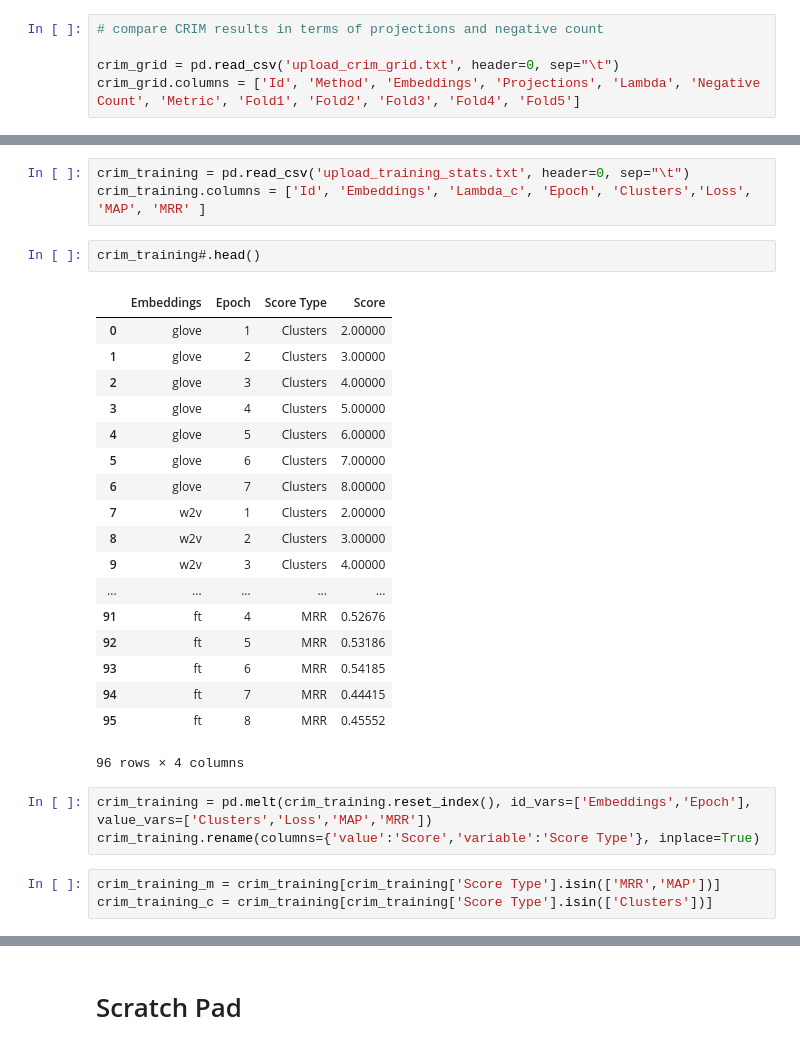
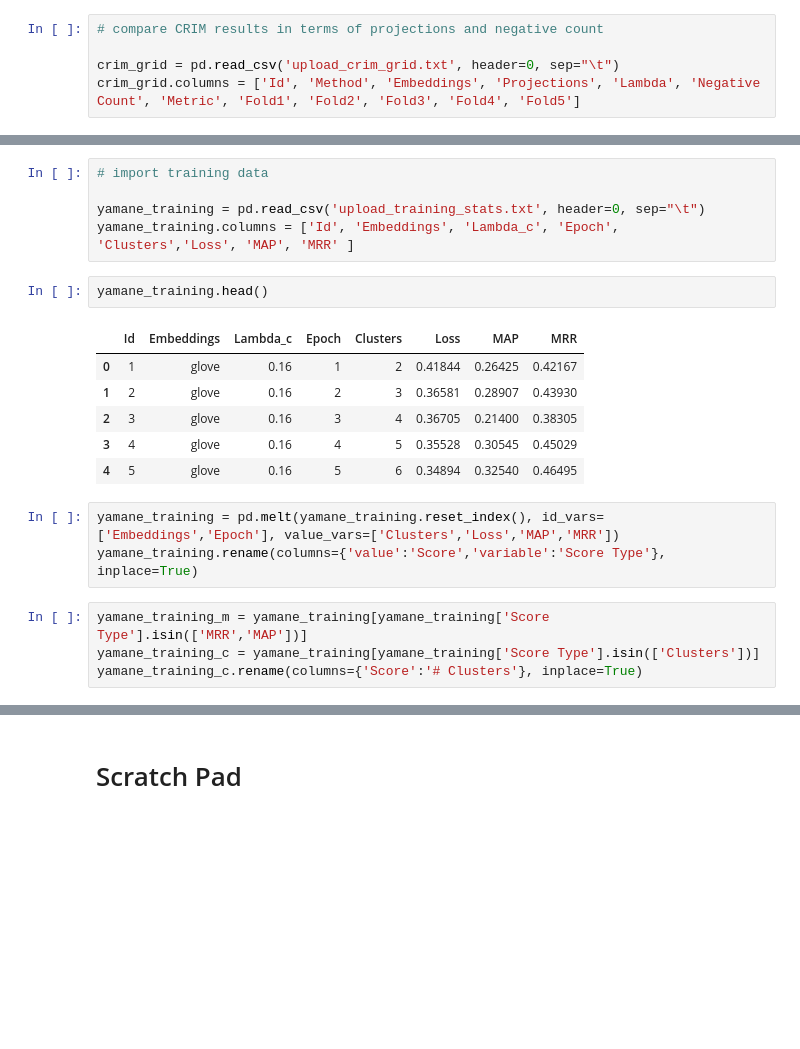
Before and after one commit to jfarrugia-uom/hyperstar, a Jupyter notebook: CrimVisuals.ipynb, the cells around one changed output, grey strips where cells are left out. Drawn from its saved outputs; the diff is of its cells as text; blank space fills up the shorter version.

```diff
--- a/CrimVisuals.ipynb
+++ b/CrimVisuals.ipynb
@@ -57,33 +71,24 @@ g = (g.map(sns.barplot, "Embeddings", "MAP Score", "Negative Count", palette=pal
 # %%
-crim_training = pd.read_csv('upload_training_stats.txt', header=0, sep="\t")
-crim_training.columns = ['Id', 'Embeddings', 'Lambda_c', 'Epoch', 'Clusters','Loss', 'MAP', 'MRR' ]
+# import training data
+
+yamane_training = pd.read_csv('upload_training_stats.txt', header=0, sep="\t")
+yamane_training.columns = ['Id', 'Embeddings', 'Lambda_c', 'Epoch', 'Clusters','Loss', 'MAP', 'MRR' ]
 # %%
-crim_training#.head()
+yamane_training.head()
 # %% [output]
-|  | Embeddings | Epoch | Score Type | Score |
-| 0 | glove | 1 | Clusters | 2.00000 |
-| 1 | glove | 2 | Clusters | 3.00000 |
-| 2 | glove | 3 | Clusters | 4.00000 |
-| 3 | glove | 4 | Clusters | 5.00000 |
-| 4 | glove | 5 | Clusters | 6.00000 |
-| 5 | glove | 6 | Clusters | 7.00000 |
-| 6 | glove | 7 | Clusters | 8.00000 |
-| 7 | w2v | 1 | Clusters | 2.00000 |
-| 8 | w2v | 2 | Clusters | 3.00000 |
-| 9 | w2v | 3 | Clusters | 4.00000 |
-| ... | ... | ... | ... | ... |
-| 91 | ft | 4 | MRR | 0.52676 |
-| 92 | ft | 5 | MRR | 0.53186 |
-| 93 | ft | 6 | MRR | 0.54185 |
-| 94 | ft | 7 | MRR | 0.44415 |
-| 95 | ft | 8 | MRR | 0.45552 |
+|  | Id | Embeddings | Lambda_c | Epoch | Clusters | Loss | MAP | MRR |
+| 0 | 1 | glove | 0.16 | 1 | 2 | 0.41844 | 0.26425 | 0.42167 |
+| 1 | 2 | glove | 0.16 | 2 | 3 | 0.36581 | 0.28907 | 0.43930 |
+| 2 | 3 | glove | 0.16 | 3 | 4 | 0.36705 | 0.21400 | 0.38305 |
+| 3 | 4 | glove | 0.16 | 4 | 5 | 0.35528 | 0.30545 | 0.45029 |
+| 4 | 5 | glove | 0.16 | 5 | 6 | 0.34894 | 0.32540 | 0.46495 |
-96 rows × 4 columns
 # %%
-crim_training = pd.melt(crim_training.reset_index(), id_vars=['Embeddings','Epoch'], value_vars=['Clusters','Loss','MAP','MRR'])
-crim_training.rename(columns={'value':'Score','variable':'Score Type'}, inplace=True)
+yamane_training = pd.melt(yamane_training.reset_index(), id_vars=['Embeddings','Epoch'], value_vars=['Clusters','Loss','MAP','MRR'])
+yamane_training.rename(columns={'value':'Score','variable':'Score Type'}, inplace=True)
 # %%
-crim_training_m = crim_training[crim_training['Score Type'].isin(['MRR','MAP'])]
-crim_training_c = crim_training[crim_training['Score Type'].isin(['Clusters'])]
+yamane_training_m = yamane_training[yamane_training['Score Type'].isin(['MRR','MAP'])]
+yamane_training_c = yamane_training[yamane_training['Score Type'].isin(['Clusters'])]
+yamane_training_c.rename(columns={'Score':'# Clusters'}, inplace=True)
 # %%
 pal = sns.color_palette("seismic", n_colors=2)
 g = sns.relplot(x="Epoch", y="Score", hue="Score Type", col="Embeddings",
```
Also changed, not shown: parts of 14 cells of this notebook, 2 other files.
